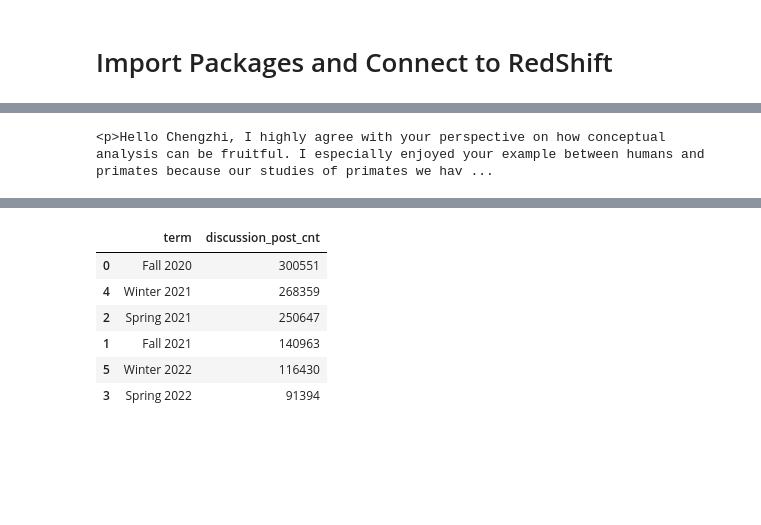
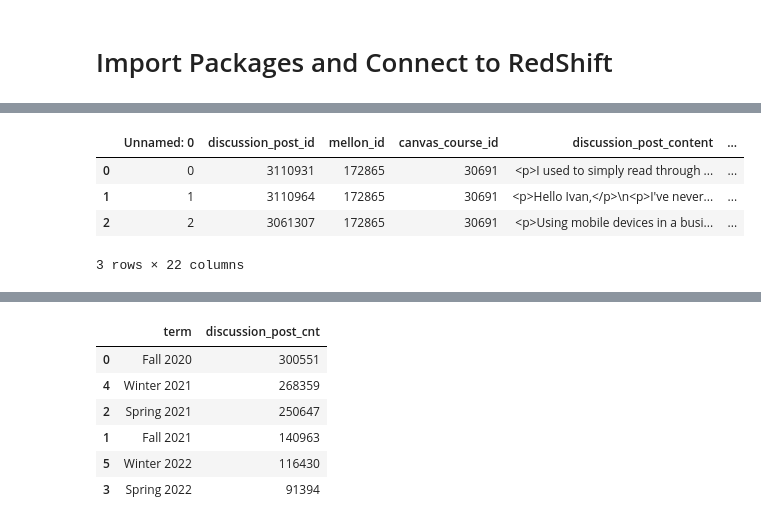
Before and after one commit to Kenny-Wei-GitHub/Discussion_Behavior_Project, a Jupyter notebook: individual_research.ipynb, the cells around one changed output, grey strips where cells are left out. Cells and saved outputs as stored; diff of their text form; code cells hidden in the pictures; blank space fills up the shorter version.

```diff
--- a/individual_research.ipynb
+++ b/individual_research.ipynb
@@ -113,4 +140,8 @@ FileNotFoundError: [Errno 2] No such file or directory: 'discussion_post_2020_20
-# %%
-print(df['discussion_post_content'][0])
-# %% [output]
-<p>Hello Chengzhi, I highly agree with your perspective on how conceptual analysis can be fruitful. I especially enjoyed your example between humans and primates because our studies of primates we hav ...
+# %%
+df.head(3)
+# %% [output]
+|  | Unnamed: 0 | discussion_post_id | mellon_id | canvas_course_id | discussion_post_content | ... |
+| 0 | 0 | 3110931 | 172865 | 30691 | <p>I used to simply read through ... | ... |
+| 1 | 1 | 3110964 | 172865 | 30691 | <p>Hello Ivan,</p>\n<p>I've never... | ... |
+| 2 | 2 | 3061307 | 172865 | 30691 | <p>Using mobile devices in a busi... | ... |
+3 rows × 22 columns
```
Also changed, not shown: parts of 30 cells of this notebook.
